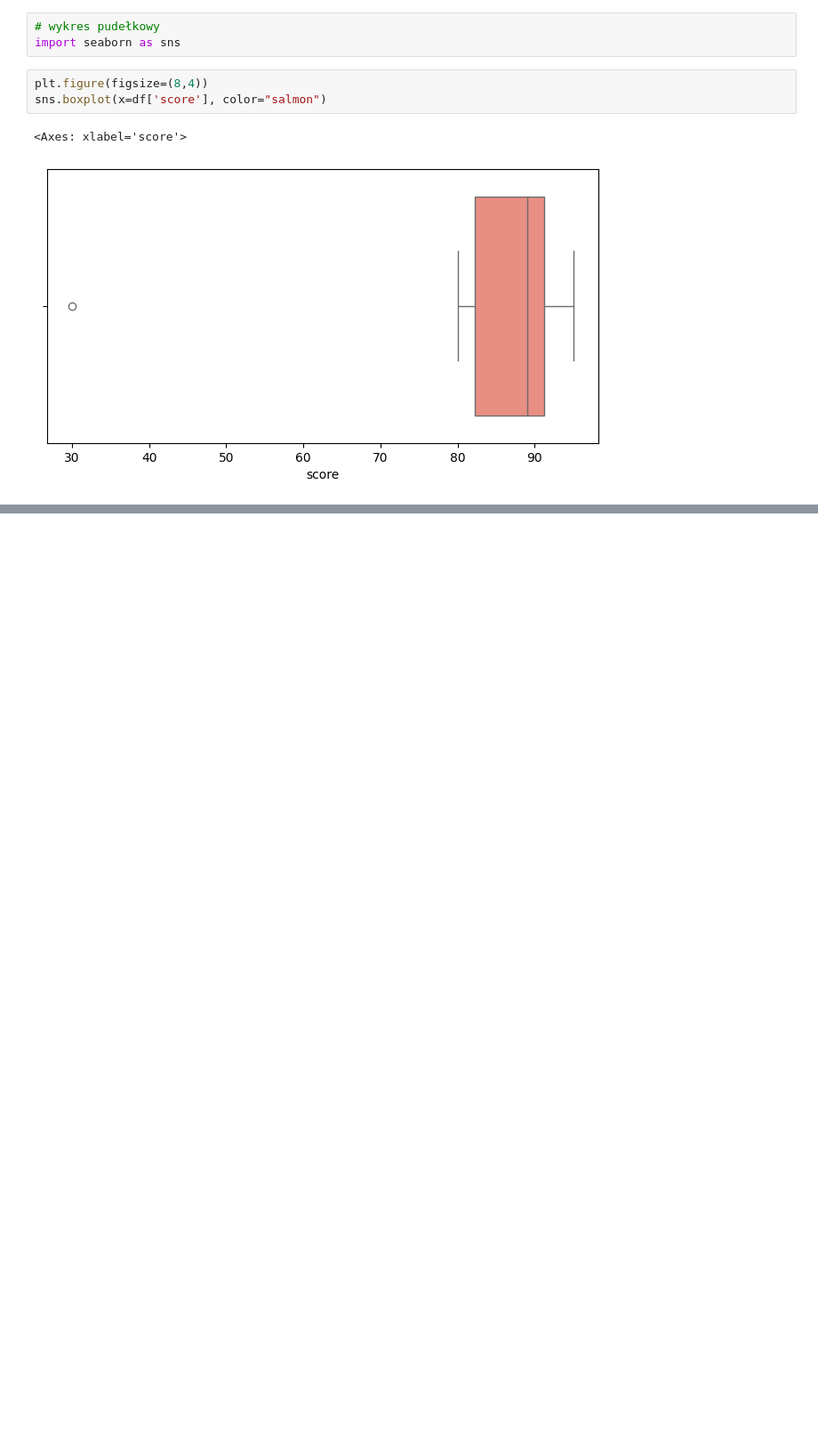
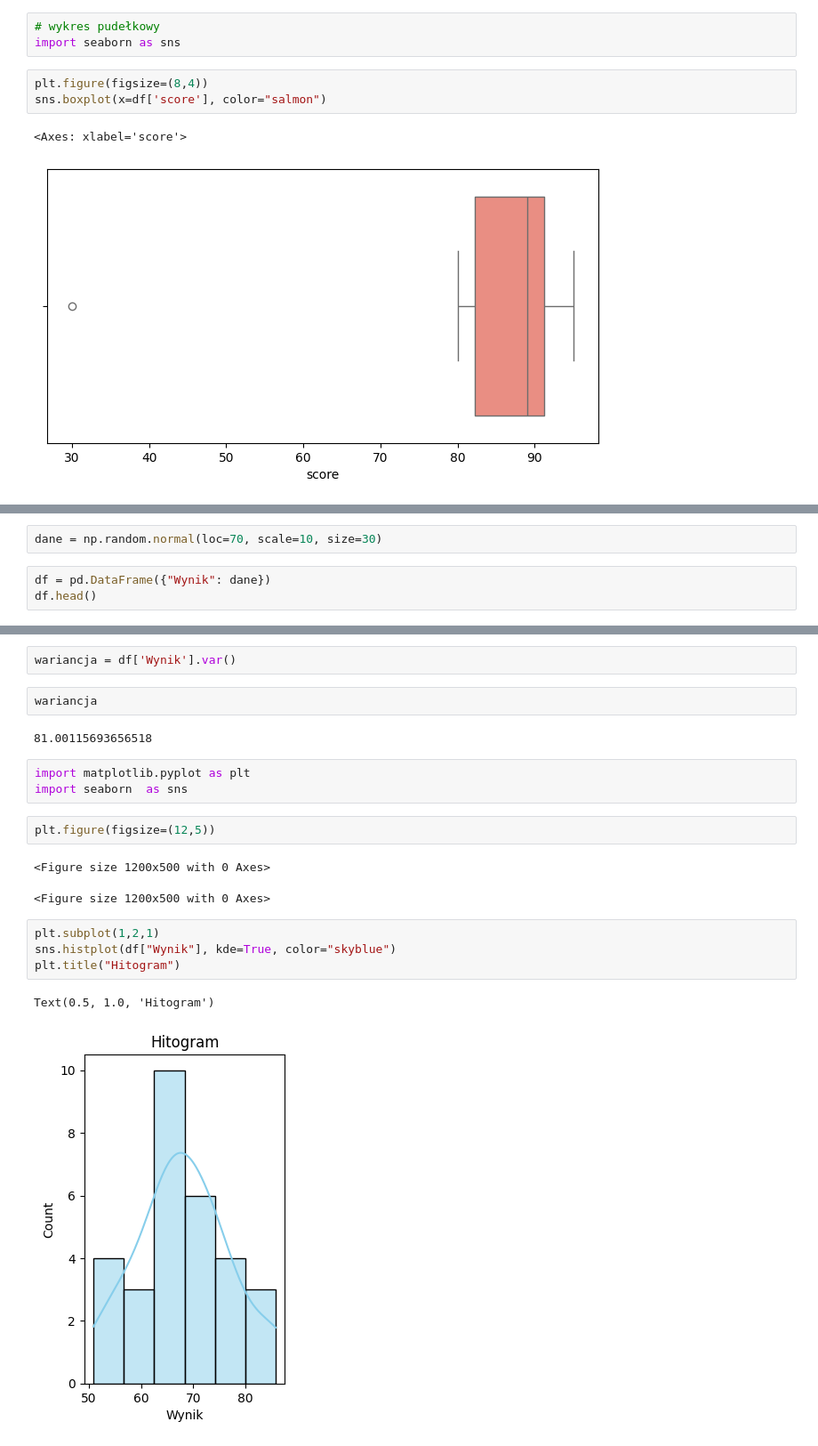
Before and after one commit to rajkonkret/analiza_danych_9_09_2026, a Jupyter notebook: analiza_danych_9_09_2026_zad2.ipynb, the cells around one changed output, grey strips where cells are left out. Shown at 89% size. Cells and saved outputs as stored; diff of their text form; blank space fills up the shorter version.

```diff
--- a/analiza_danych_9_09_2026_zad2.ipynb
+++ b/analiza_danych_9_09_2026_zad2.ipynb
@@ -2006,0 +2014,5 @@ sns.boxplot(x=df['score'], color="salmon")
+# %%
+dane = np.random.normal(loc=70, scale=10, size=30)
+# %%
+df = pd.DataFrame({"Wynik": dane})
+df.head()
@@ -2006,0 +2038,21 @@ sns.boxplot(x=df['score'], color="salmon")
+# %%
+wariancja = df['Wynik'].var()
+# %%
+wariancja
+# %% [output]
+81.00115693656518
+# %%
+import matplotlib.pyplot as plt
+import seaborn  as sns
+# %%
+plt.figure(figsize=(12,5))
+# %% [output]
+<Figure size 1200x500 with 0 Axes>
+<Figure size 1200x500 with 0 Axes>
+# %%
+plt.subplot(1,2,1)
+sns.histplot(df["Wynik"], kde=True, color="skyblue")
+plt.title("Hitogram")
+# %% [output]
+Text(0.5, 1.0, 'Hitogram')
+[figure, added]
```
Also changed, not shown: parts of 5 cells of this notebook.
